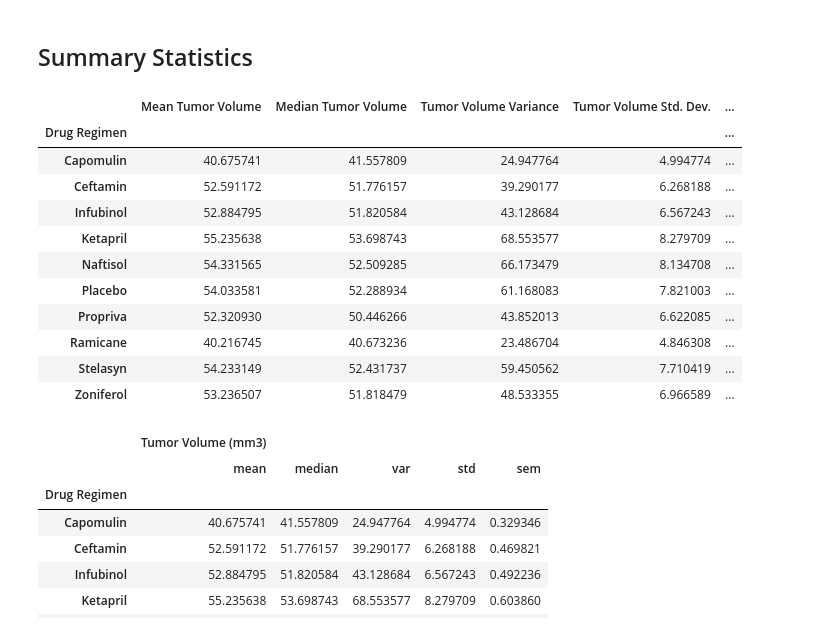
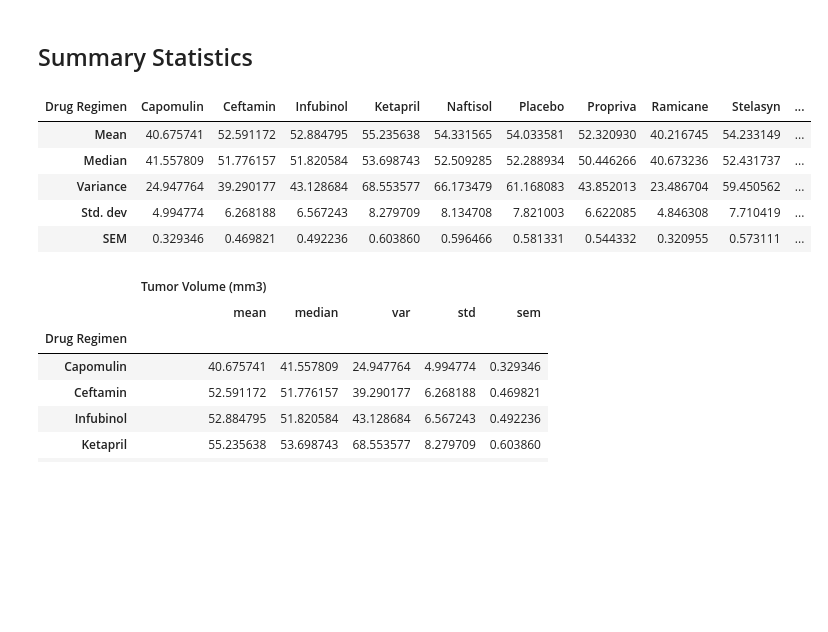
Before and after one commit to tmbiro/data_visualization, a Jupyter notebook: pymaceuticals.ipynb, the cells around one changed output. Drawn from its saved outputs; the diff is of its cells as text; code cells hidden in the pictures; blank space fills up the shorter version.

```diff
--- a/pymaceuticals.ipynb
+++ b/pymaceuticals.ipynb
@@ -99,20 +99,30 @@ mouse_no_duplicates["Mouse ID"].nunique()
 # %%
 # Generate a summary statistics table of mean, median, variance, standard deviation, and SEM of the tumor volume for each regimen
 
 # Use groupby and summary statistical methods to calculate the following properties of each drug regimen:
 # mean, median, variance, standard deviation, and SEM of the tumor volume.
+mouse_mean = mouse_no_duplicates.groupby("Drug Regimen")["Tumor Volume (mm3)"].mean()
+mouse_median = mouse_no_duplicates.groupby("Drug Regimen")["Tumor Volume (mm3)"].median()
+mouse_var = mouse_no_duplicates.groupby("Drug Regimen")["Tumor Volume (mm3)"].var()
+mouse_std = mouse_no_duplicates.groupby("Drug Regimen")["Tumor Volume (mm3)"].std()
+mouse_sem = mouse_no_duplicates.groupby("Drug Regimen")["Tumor Volume (mm3)"].sem()
+
 # Assemble the resulting series into a single summary DataFrame.
+pd.DataFrame(
+    [
+        mouse_mean,
+        mouse_median,
+        mouse_var,
+        mouse_std,
+        mouse_sem
+    ],
+    index=['Mean', 'Median', 'Variance', 'Std. dev', 'SEM']
+)
 # %% [output]
-|  | Mean Tumor Volume | Median Tumor Volume | Tumor Volume Variance | Tumor Volume Std. Dev. | ... |
-| Drug Regimen |  |  |  |  | ... |
-| Capomulin | 40.675741 | 41.557809 | 24.947764 | 4.994774 | ... |
-| Ceftamin | 52.591172 | 51.776157 | 39.290177 | 6.268188 | ... |
-| Infubinol | 52.884795 | 51.820584 | 43.128684 | 6.567243 | ... |
-| Ketapril | 55.235638 | 53.698743 | 68.553577 | 8.279709 | ... |
-| Naftisol | 54.331565 | 52.509285 | 66.173479 | 8.134708 | ... |
-| Placebo | 54.033581 | 52.288934 | 61.168083 | 7.821003 | ... |
-| Propriva | 52.320930 | 50.446266 | 43.852013 | 6.622085 | ... |
-| Ramicane | 40.216745 | 40.673236 | 23.486704 | 4.846308 | ... |
-| Stelasyn | 54.233149 | 52.431737 | 59.450562 | 7.710419 | ... |
-| Zoniferol | 53.236507 | 51.818479 | 48.533355 | 6.966589 | ... |
+| Drug Regimen | Capomulin | Ceftamin | Infubinol | Ketapril | Naftisol | Placebo | Propriva | Ramicane | Stelasyn | ... |
+| Mean | 40.675741 | 52.591172 | 52.884795 | 55.235638 | 54.331565 | 54.033581 | 52.320930 | 40.216745 | 54.233149 | ... |
+| Median | 41.557809 | 51.776157 | 51.820584 | 53.698743 | 52.509285 | 52.288934 | 50.446266 | 40.673236 | 52.431737 | ... |
+| Variance | 24.947764 | 39.290177 | 43.128684 | 68.553577 | 66.173479 | 61.168083 | 43.852013 | 23.486704 | 59.450562 | ... |
+| Std. dev | 4.994774 | 6.268188 | 6.567243 | 8.279709 | 8.134708 | 7.821003 | 6.622085 | 4.846308 | 7.710419 | ... |
+| SEM | 0.329346 | 0.469821 | 0.492236 | 0.603860 | 0.596466 | 0.581331 | 0.544332 | 0.320955 | 0.573111 | ... |
 # %%
```
Also changed, not shown: parts of 1 cell of this notebook.
